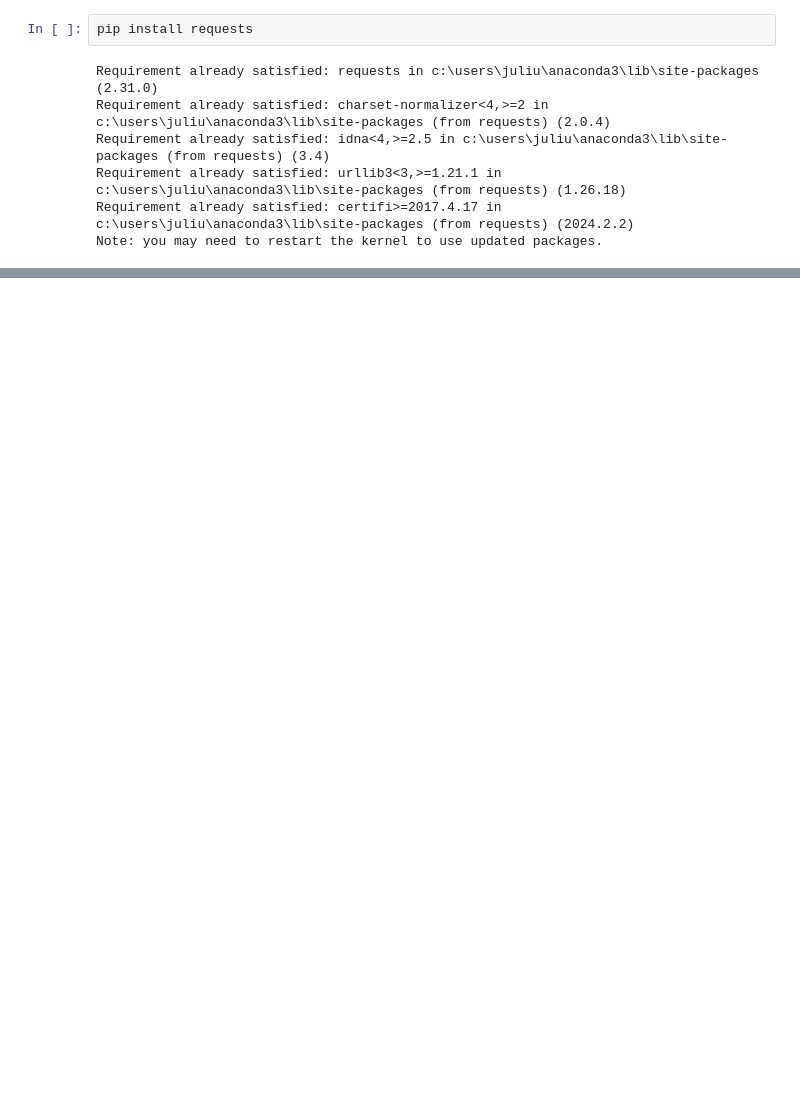
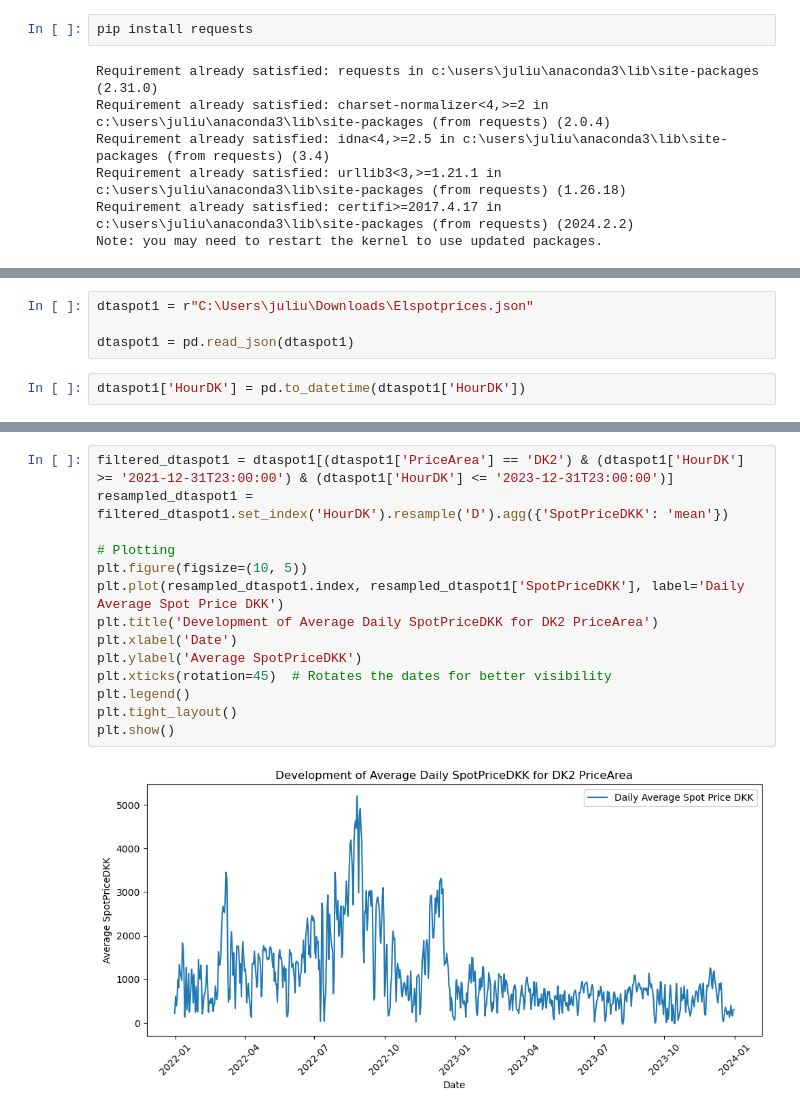
Before and after one commit to crf764/Seminarer, a Jupyter notebook: energyecon.ipynb, the cells around one changed output, grey strips where cells are left out. Saved outputs shown, nothing was run; the diff lists cells and outputs as text; blank space fills up the shorter version.

```diff
--- a/energyecon.ipynb
+++ b/energyecon.ipynb
@@ -45,0 +84,6 @@ records:
+# %%
+dtaspot1 = r"C:\Users\juliu\Downloads\Elspotprices.json"
+
+dtaspot1 = pd.read_json(dtaspot1)
+# %%
+dtaspot1['HourDK'] = pd.to_datetime(dtaspot1['HourDK'])
@@ -45,0 +110,16 @@ records:
+# %%
+filtered_dtaspot1 = dtaspot1[(dtaspot1['PriceArea'] == 'DK2') & (dtaspot1['HourDK'] >= '2021-12-31T23:00:00') & (dtaspot1['HourDK'] <= '2023-12-31T23:00:00')]
+resampled_dtaspot1 = filtered_dtaspot1.set_index('HourDK').resample('D').agg({'SpotPriceDKK': 'mean'})
+
+# Plotting
+plt.figure(figsize=(10, 5))
+plt.plot(resampled_dtaspot1.index, resampled_dtaspot1['SpotPriceDKK'], label='Daily Average Spot Price DKK')
+plt.title('Development of Average Daily SpotPriceDKK for DK2 PriceArea')
+plt.xlabel('Date')
+plt.ylabel('Average SpotPriceDKK')
+plt.xticks(rotation=45)  # Rotates the dates for better visibility
+plt.legend()
+plt.tight_layout()
+plt.show()
+# %% [output]
+[figure, added]
```
Also changed, not shown: parts of 36 cells of this notebook, 1 other file.
